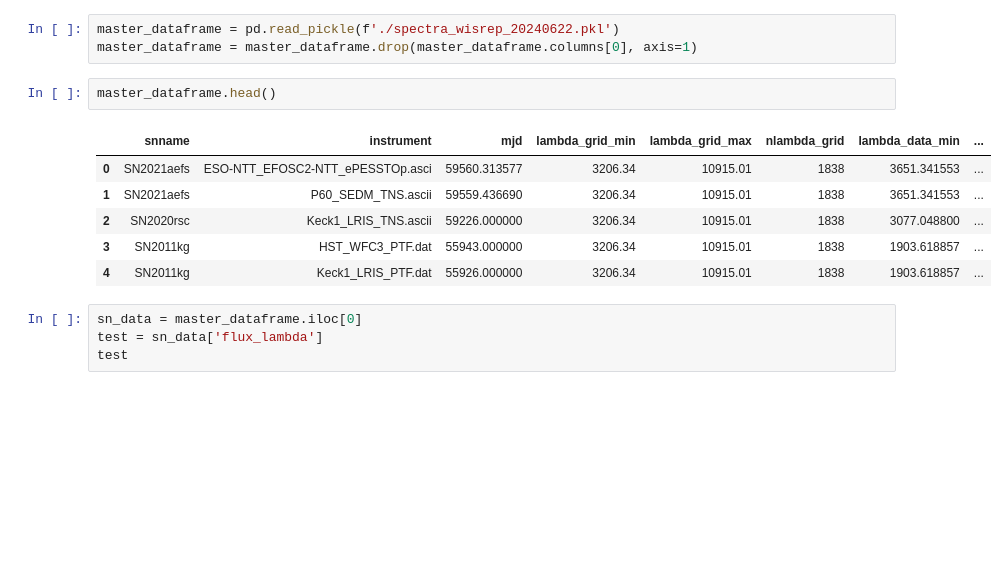
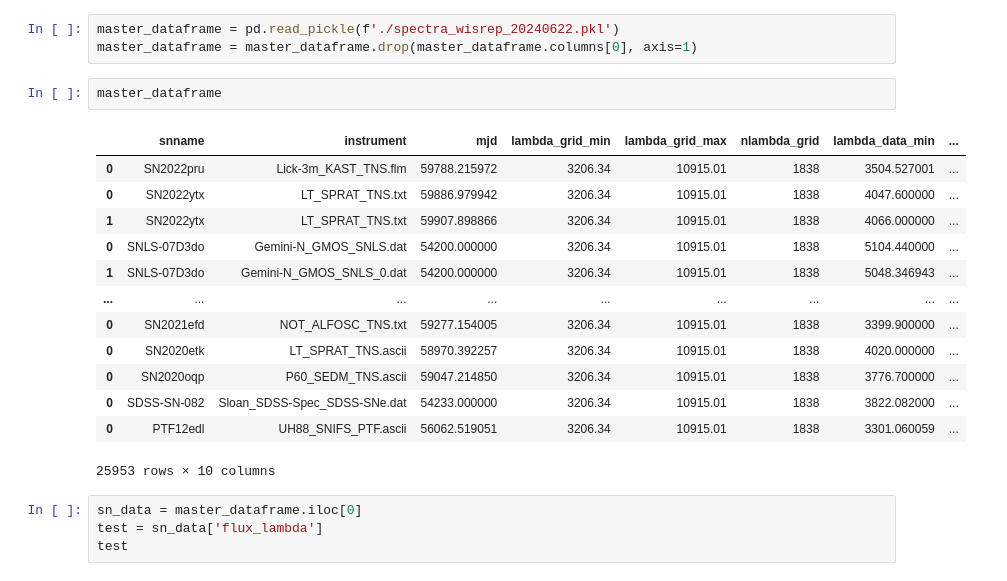
Before and after one commit to jurados/SNeMPhyVAE, a Jupyter notebook: spectra.ipynb, the cells around one changed output. Saved outputs shown, nothing was run; the diff lists cells and outputs as text; blank space fills up the shorter version.

```diff
--- a/spectra.ipynb
+++ b/spectra.ipynb
@@ -905,14 +921,21 @@ NameError: name 'indx_ini' is not defined
 master_dataframe = pd.read_pickle(f'./spectra_wisrep_20240622.pkl')
 master_dataframe = master_dataframe.drop(master_dataframe.columns[0], axis=1)
 # %%
-master_dataframe.head()
+master_dataframe
 # %% [output]
 |  | snname | instrument | mjd | lambda_grid_min | lambda_grid_max | nlambda_grid | lambda_data_min | ... |
-| 0 | SN2021aefs | ESO-NTT_EFOSC2-NTT_ePESSTOp.asci | 59560.313577 | 3206.34 | 10915.01 | 1838 | 3651.341553 | ... |
-| 1 | SN2021aefs | P60_SEDM_TNS.ascii | 59559.436690 | 3206.34 | 10915.01 | 1838 | 3651.341553 | ... |
-| 2 | SN2020rsc | Keck1_LRIS_TNS.ascii | 59226.000000 | 3206.34 | 10915.01 | 1838 | 3077.048800 | ... |
-| 3 | SN2011kg | HST_WFC3_PTF.dat | 55943.000000 | 3206.34 | 10915.01 | 1838 | 1903.618857 | ... |
-| 4 | SN2011kg | Keck1_LRIS_PTF.dat | 55926.000000 | 3206.34 | 10915.01 | 1838 | 1903.618857 | ... |
+| 0 | SN2022pru | Lick-3m_KAST_TNS.flm | 59788.215972 | 3206.34 | 10915.01 | 1838 | 3504.527001 | ... |
+| 0 | SN2022ytx | LT_SPRAT_TNS.txt | 59886.979942 | 3206.34 | 10915.01 | 1838 | 4047.600000 | ... |
+| 1 | SN2022ytx | LT_SPRAT_TNS.txt | 59907.898866 | 3206.34 | 10915.01 | 1838 | 4066.000000 | ... |
+| 0 | SNLS-07D3do | Gemini-N_GMOS_SNLS.dat | 54200.000000 | 3206.34 | 10915.01 | 1838 | 5104.440000 | ... |
+| 1 | SNLS-07D3do | Gemini-N_GMOS_SNLS_0.dat | 54200.000000 | 3206.34 | 10915.01 | 1838 | 5048.346943 | ... |
+| ... | ... | ... | ... | ... | ... | ... | ... | ... |
+| 0 | SN2021efd | NOT_ALFOSC_TNS.txt | 59277.154005 | 3206.34 | 10915.01 | 1838 | 3399.900000 | ... |
+| 0 | SN2020etk | LT_SPRAT_TNS.ascii | 58970.392257 | 3206.34 | 10915.01 | 1838 | 4020.000000 | ... |
+| 0 | SN2020oqp | P60_SEDM_TNS.ascii | 59047.214850 | 3206.34 | 10915.01 | 1838 | 3776.700000 | ... |
+| 0 | SDSS-SN-082 | Sloan_SDSS-Spec_SDSS-SNe.dat | 54233.000000 | 3206.34 | 10915.01 | 1838 | 3822.082000 | ... |
+| 0 | PTF12edl | UH88_SNIFS_PTF.ascii | 56062.519051 | 3206.34 | 10915.01 | 1838 | 3301.060059 | ... |
+25953 rows × 10 columns
 # %%
 sn_data = master_dataframe.iloc[0]
 test = sn_data['flux_lambda']
```
Also changed, not shown: parts of 28 cells of this notebook, 2 other files.
